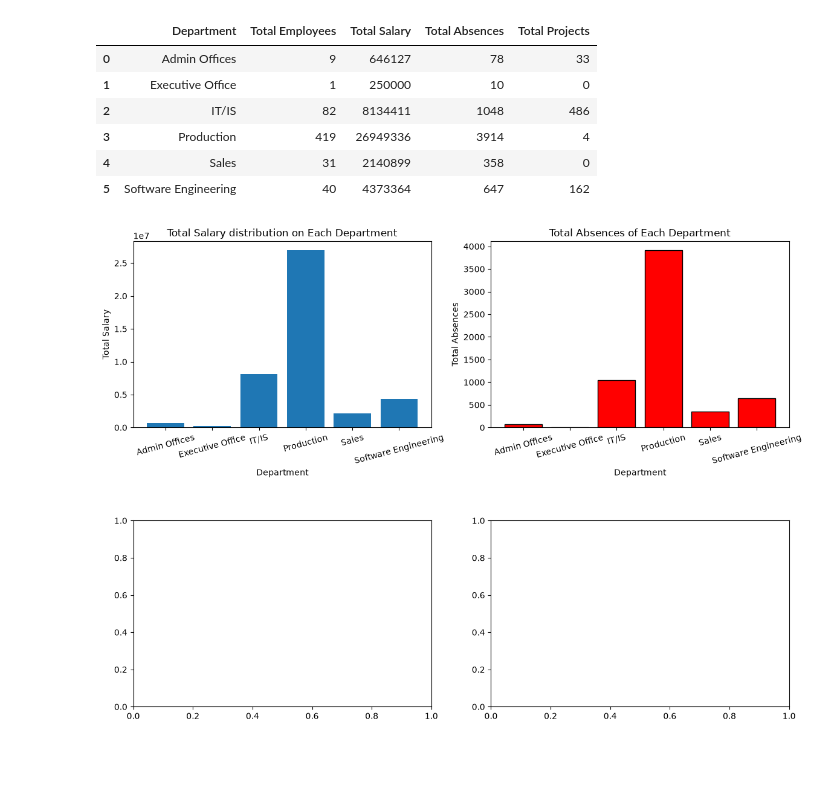
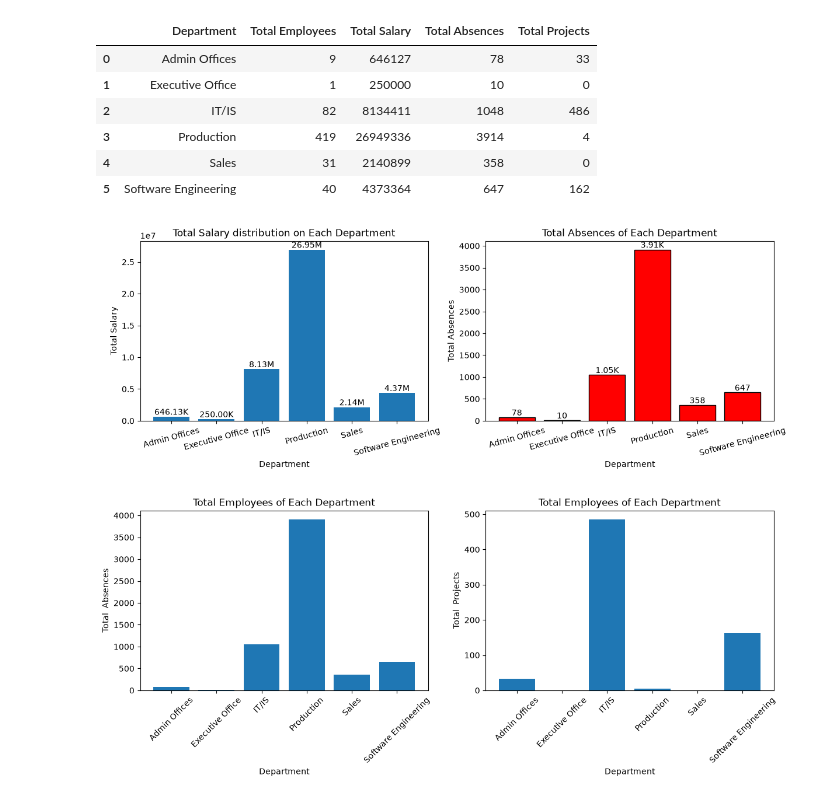
Before and after one commit to BIDUR2062/Data-Science, a Jupyter notebook: visualization.ipynb, the cells around one changed output. Cells and saved outputs as stored; diff of their text form; code cells hidden in the pictures; blank space fills up the shorter version.

Commit message:
Complete Visualization and Start Tableau

```diff
--- a/visualization.ipynb
+++ b/visualization.ipynb
@@ -291,22 +295,62 @@ dep_details
 | 3 | Production | 419 | 26949336 | 3914 | 4 |
 | 4 | Sales | 31 | 2140899 | 358 | 0 |
 | 5 | Software Engineering | 40 | 4373364 | 647 | 162 |
+# %%
+def formatValue(val):
+    if abs(val) > 1e9:
+        return f'{val / 1e9 :,.2f}B'
+    elif abs(val) >=1e6:
+        return f'{val /1e6:,.2f}M'
+    elif abs(val) >=1e3:
+            return f'{val /1e3:,.2f}K'
+    else:
+         return f'{val}'
+
+def showValue(dataframe,col_name,ax):
+     for idx, val in enumerate(dataframe[col_name]):
+          formatted_value=formatValue(val)
+          ax.text (idx,val,formatted_value,ha='center',va='bottom')
 # %%
 fig,axes=plt.subplots(2,2,figsize=(14,10))
 plt.subplots_adjust(hspace=0.5)
 
 ax1 = axes[0,0]
 ax1.bar(dep_details['Department'],dep_details['Total Salary'])
 ax1.set_xlabel('Department')
 ax1.set_ylabel('Total Salary')
 ax1.set_title('Total Salary distribution on Each Department')
 ax1.tick_params(axis='x',rotation=15)
 
+showValue(dep_details,'Total Salary',ax1)
+# for idx,val in enumerate(dep_details['Total Salary']):
+#     formatted_value=formatValue(val)
+#     ax1.text(idx,val,formatted_value,ha='center',va='bottom')
+
 ax2 = axes[0,1]
 ax2.bar(dep_details['Department'],dep_details['Total Absences'],edgecolor='Black',color='red')
 ax2.set_xlabel('Department')
 ax2.set_ylabel('Total Absences')
 ax2.set_title('Total Absences of Each Department')
 ax2.tick_params(axis='x',rotation=15)
+
+for idx,val in enumerate(dep_details['Total Absences']):
+    formatted_value=formatValue(val)
+    ax2.text(idx,val,formatted_value,ha='center',va='bottom')
+
+
+ax3=axes[1,0]
+ax3.bar(dep_details['Department'],dep_details['Total Absences'])
+ax3.set_xlabel('Department')
+ax3.set_ylabel('Total  Absences')
+ax3.set_title('Total Employees of Each Department')
+ax3.tick_params(axis='x',rotation=45)
+
+ax4=axes[1,1]
+ax4.bar(dep_details['Department'],dep_details['Total Projects'])
+ax4.set_xlabel('Department')
+ax4.set_ylabel('Total  Projects')
+ax4.set_title('Total Employees of Each Department')
+ax4.tick_params(axis='x',rotation=45)
+plt.show()
 # %% [output]
-[figure, old version]
+[figure, new version]
```
Also changed, not shown: parts of 3 cells of this notebook, 3 other files.
